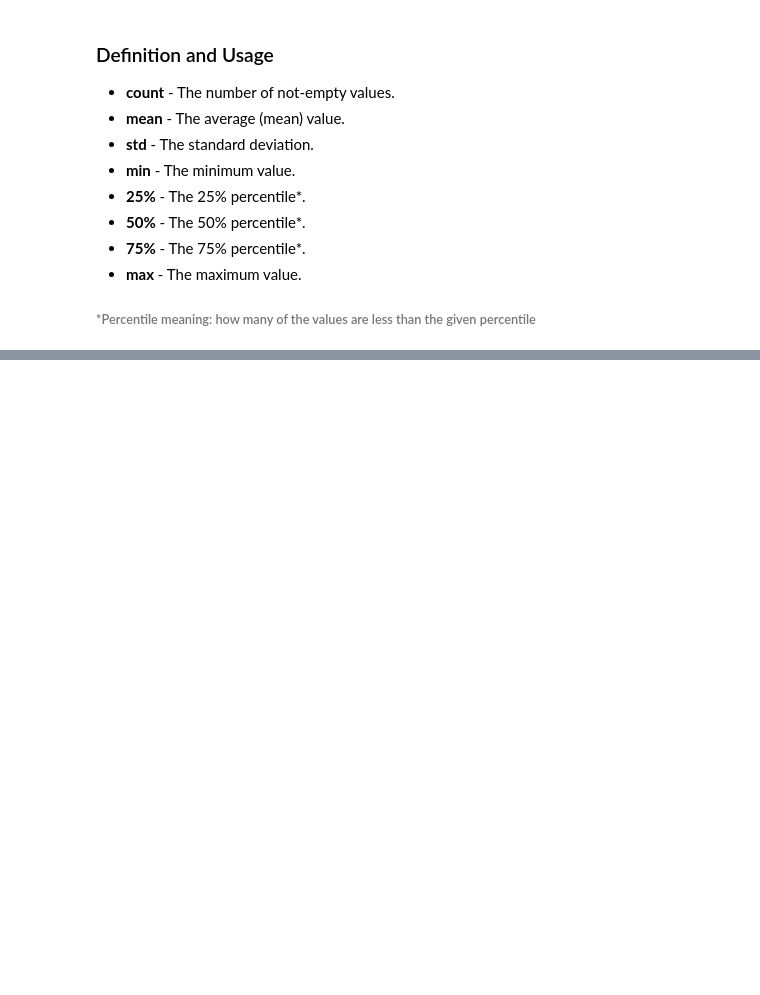
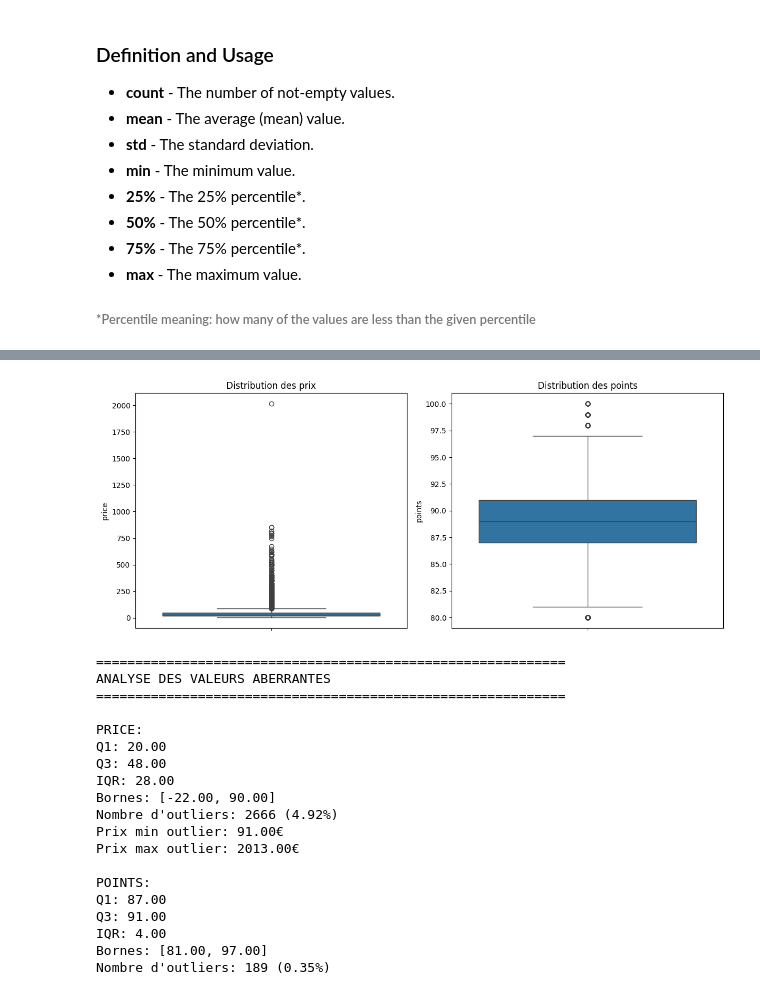
Before and after one commit to LaGardeuh/Project_MachineLearning_WineReviews, a Jupyter notebook: notebooks/02_general_information.ipynb, the cells around one changed output, grey strips where cells are left out. Cells and saved outputs as stored; diff of their text form; code cells hidden in the pictures; blank space fills up the shorter version.

```diff
--- a/notebooks/02_general_information.ipynb
+++ b/notebooks/02_general_information.ipynb
@@ -84,0 +123,77 @@ max     2013.000000    100.000000
+# %%
+import matplotlib.pyplot as plt
+import seaborn as sns
+
+# Créer les boxplots
+fig, axes = plt.subplots(1, 2, figsize=(12, 5))
+
+sns.boxplot(data=df_clean, y='price', ax=axes[0])
+axes[0].set_title('Distribution des prix')
+
+sns.boxplot(data=df_clean, y='points', ax=axes[1])
+axes[1].set_title('Distribution des points')
+
+plt.tight_layout()
+plt.show()
+
+# Analyser les outliers numériquement
+print("=" * 60)
+print("ANALYSE DES VALEURS ABERRANTES")
+print("=" * 60)
+
+# Pour price
+Q1_price = df_clean['price'].quantile(0.25)
+Q3_price = df_clean['price'].quantile(0.75)
+IQR_price = Q3_price - Q1_price
+lower_bound_price = Q1_price - 1.5 * IQR_price
+upper_bound_price = Q3_price + 1.5 * IQR_price
+
+outliers_price = df_clean[(df_clean['price'] < lower_bound_price) |
+                          (df_clean['price'] > upper_bound_price)]
+
+print(f"\nPRICE:")
+print(f"Q1: {Q1_price:.2f}")
+print(f"Q3: {Q3_price:.2f}")
+print(f"IQR: {IQR_price:.2f}")
+print(f"Bornes: [{lower_bound_price:.2f}, {upper_bound_price:.2f}]")
+print(f"Nombre d'outliers: {len(outliers_price)} ({len(outliers_price)/len(df_clean)*100:.2f}%)")
+print(f"Prix min outlier: {outliers_price['price'].min():.2f}€")
+print(f"Prix max outlier: {outliers_price['price'].max():.2f}€")
+
+# Pour points
+Q1_points = df_clean['points'].quantile(0.25)
+Q3_points = df_clean['points'].quantile(0.75)
+IQR_points = Q3_points - Q1_points
+lower_bound_points = Q1_points - 1.5 * IQR_points
+upper_bound_points = Q3_points + 1.5 * IQR_points
+
+outliers_points = df_clean[(df_clean['points'] < lower_bound_points) |
+                           (df_clean['points'] > upper_bound_points)]
+
+print(f"\nPOINTS:")
+print(f"Q1: {Q1_points:.2f}")
+print(f"Q3: {Q3_points:.2f}")
+print(f"IQR: {IQR_points:.2f}")
+print(f"Bornes: [{lower_bound_points:.2f}, {upper_bound_points:.2f}]")
+print(f"Nombre d'outliers: {len(outliers_points)} ({len(outliers_points)/len(df_clean)*100:.2f}%)")
+# %% [output]
+[figure, added]
+============================================================
+ANALYSE DES VALEURS ABERRANTES
+============================================================
+
+PRICE:
+Q1: 20.00
+Q3: 48.00
+IQR: 28.00
+Bornes: [-22.00, 90.00]
+Nombre d'outliers: 2666 (4.92%)
+Prix min outlier: 91.00€
+Prix max outlier: 2013.00€
+
+POINTS:
+Q1: 87.00
+Q3: 91.00
+IQR: 4.00
+Bornes: [81.00, 97.00]
+Nombre d'outliers: 189 (0.35%)
```
Also changed, not shown: parts of 4 cells of this notebook, 4 other files.
